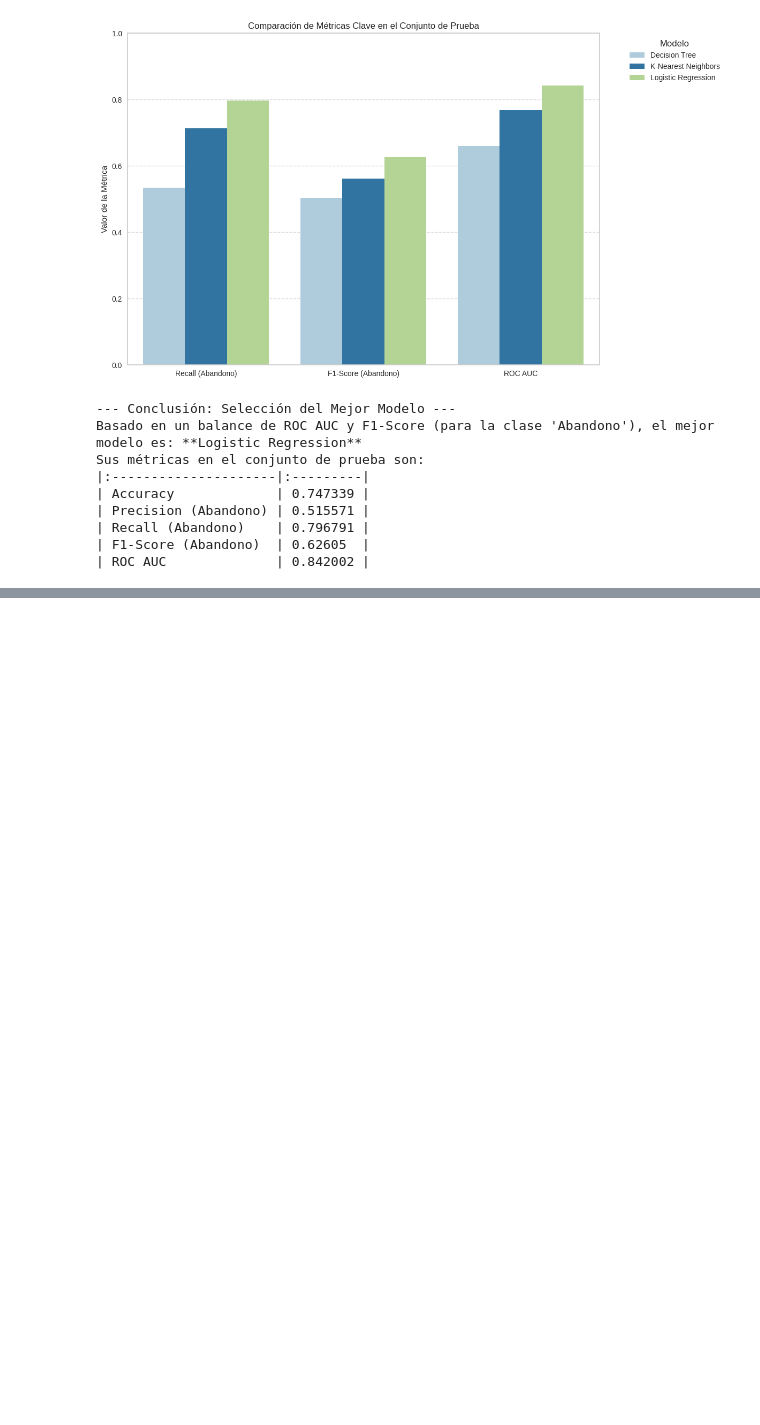
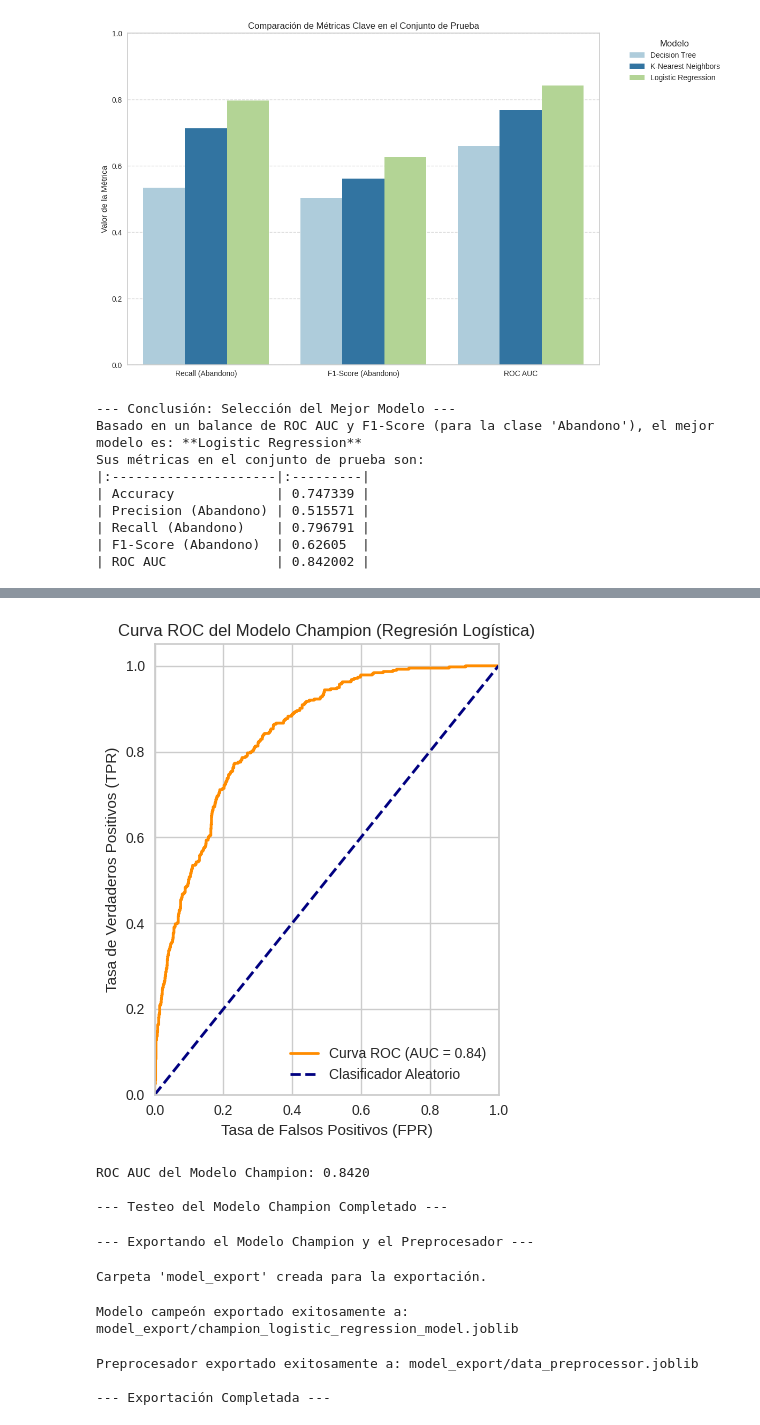
Before and after one commit to Brianbrowncoopman/telecom_X_2, a Jupyter notebook: Telecom_X_2.ipynb, the cells around one changed output, grey strips where cells are left out. Drawn from its saved outputs; the diff is of its cells as text; code cells hidden in the pictures; blank space fills up the shorter version.

```diff
--- a/Telecom_X_2.ipynb
+++ b/Telecom_X_2.ipynb
@@ -1280,0 +1355,25 @@ Sus métricas en el conjunto de prueba son:
+# %%
+# Curva ROC
+fpr_champion, tpr_champion, _ = roc_curve(y_test, y_proba_champion)
+roc_auc_champion = auc(fpr_champion, tpr_champion)
+
+plt.subplot(1, 2, 2)
+plt.plot(fpr_champion, tpr_champion, color='darkorange', lw=2, label=f'Curva ROC (AUC = {roc_auc_champion:.2f})')
+plt.plot([0, 1], [0, 1], color='navy', lw=2, linestyle='--', label='Clasificador Aleatorio')
+plt.xlim([0.0, 1.0])
+plt.ylim([0.0, 1.05])
+plt.xlabel('Tasa de Falsos Positivos (FPR)')
+plt.ylabel('Tasa de Verdaderos Positivos (TPR)')
+plt.title('Curva ROC del Modelo Champion (Regresión Logística)')
+plt.legend(loc='lower right')
+plt.tight_layout()
+plt.show()
+
+print(f"\nROC AUC del Modelo Champion: {roc_auc_champion:.4f}")
+
+print("\n--- Testeo del Modelo Champion Completado ---")
+# %% [output]
+[figure, added]
+ROC AUC del Modelo Champion: 0.8420
+
+--- Testeo del Modelo Champion Completado ---
@@ -1280,0 +1383,16 @@ Sus métricas en el conjunto de prueba son:
+# %%
+# Asegúrate de que 'champion_model' y 'preprocessor' estén definidos y entrenados.
+# Si estás ejecutando esto en un entorno nuevo, necesitarías correr los Pasos 1, 2, 4 y 5
+# para asegurarte de que estas variables estén disponibles.
+
+print("--- Exportando el Modelo Champion y el Preprocesador ---")
+# %% [output]
+--- Exportando el Modelo Champion y el Preprocesador ---
+# %%
+# Define la ruta donde guardarás los archivos
+output_dir = 'model_export'
+if not os.path.exists(output_dir):
+    os.makedirs(output_dir)
+    print(f"Carpeta '{output_dir}' creada para la exportación.")
+# %% [output]
+Carpeta 'model_export' creada para la exportación.
@@ -1280,0 +1402,25 @@ Sus métricas en el conjunto de prueba son:
+# %%
+# Exportar el modelo campeón
+try:
+    joblib.dump(champion_model, model_filename)
+    print(f"\nModelo campeón exportado exitosamente a: {model_filename}")
+except NameError:
+    print("\nError: La variable 'champion_model' no está definida. Asegúrate de haber entrenado el modelo champion.")
+except Exception as e:
+    print(f"\nError al exportar el modelo: {e}")
+# %% [output]
+Modelo campeón exportado exitosamente a: model_export/champion_logistic_regression_model.joblib
+# %%
+try:
+    joblib.dump(preprocessor, preprocessor_filename)
+    print(f"Preprocesador exportado exitosamente a: {preprocessor_filename}")
+except NameError:
+    print("\nError: La variable 'preprocessor' no está definida. Asegúrate de haber definido el preprocesador.")
+except Exception as e:
+    print(f"\nError al exportar el preprocesador: {e}")
+
+print("\n--- Exportación Completada ---")
+# %% [output]
+Preprocesador exportado exitosamente a: model_export/data_preprocessor.joblib
+
+--- Exportación Completada ---
```
Also changed, not shown: parts of 17 cells of this notebook.
